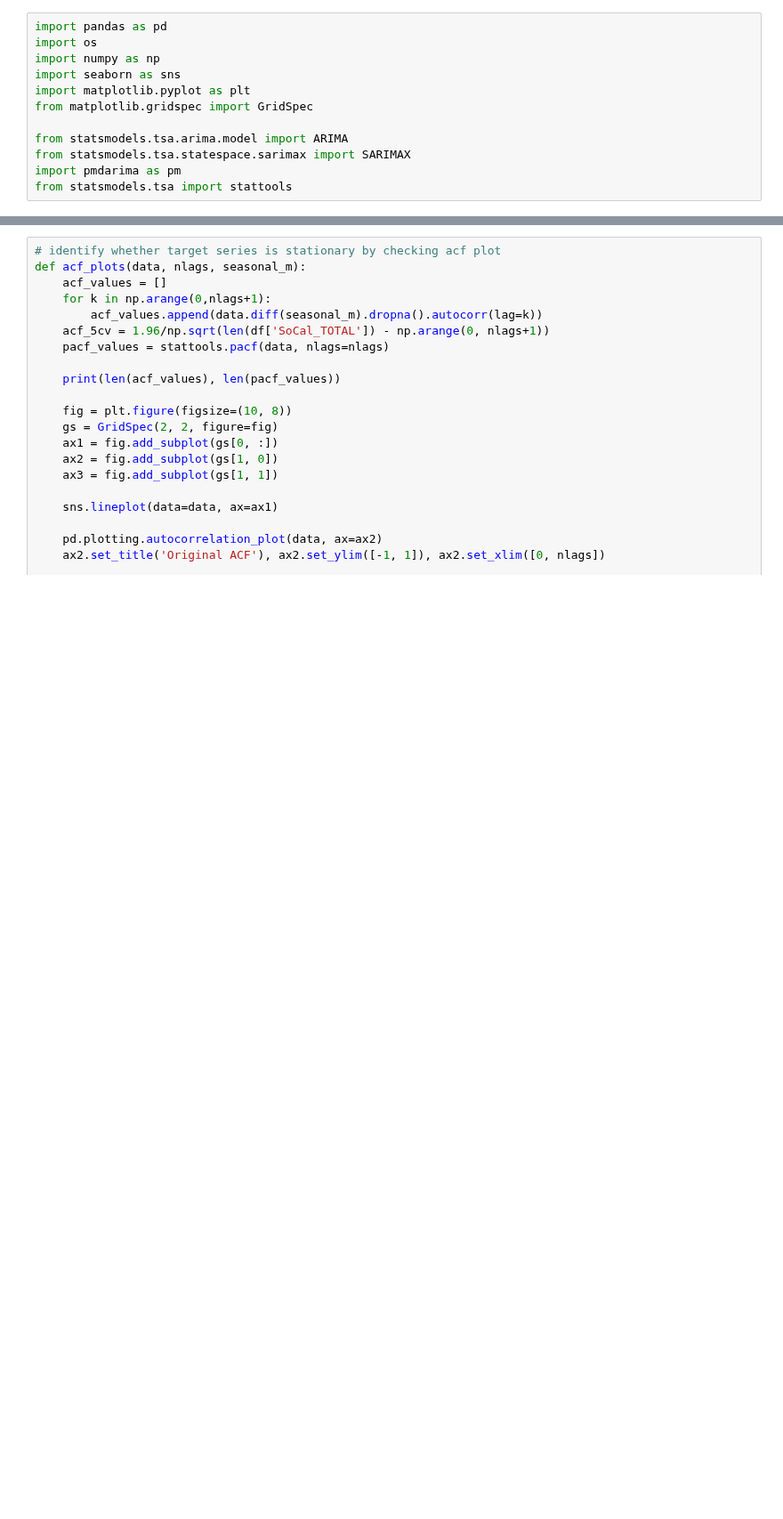
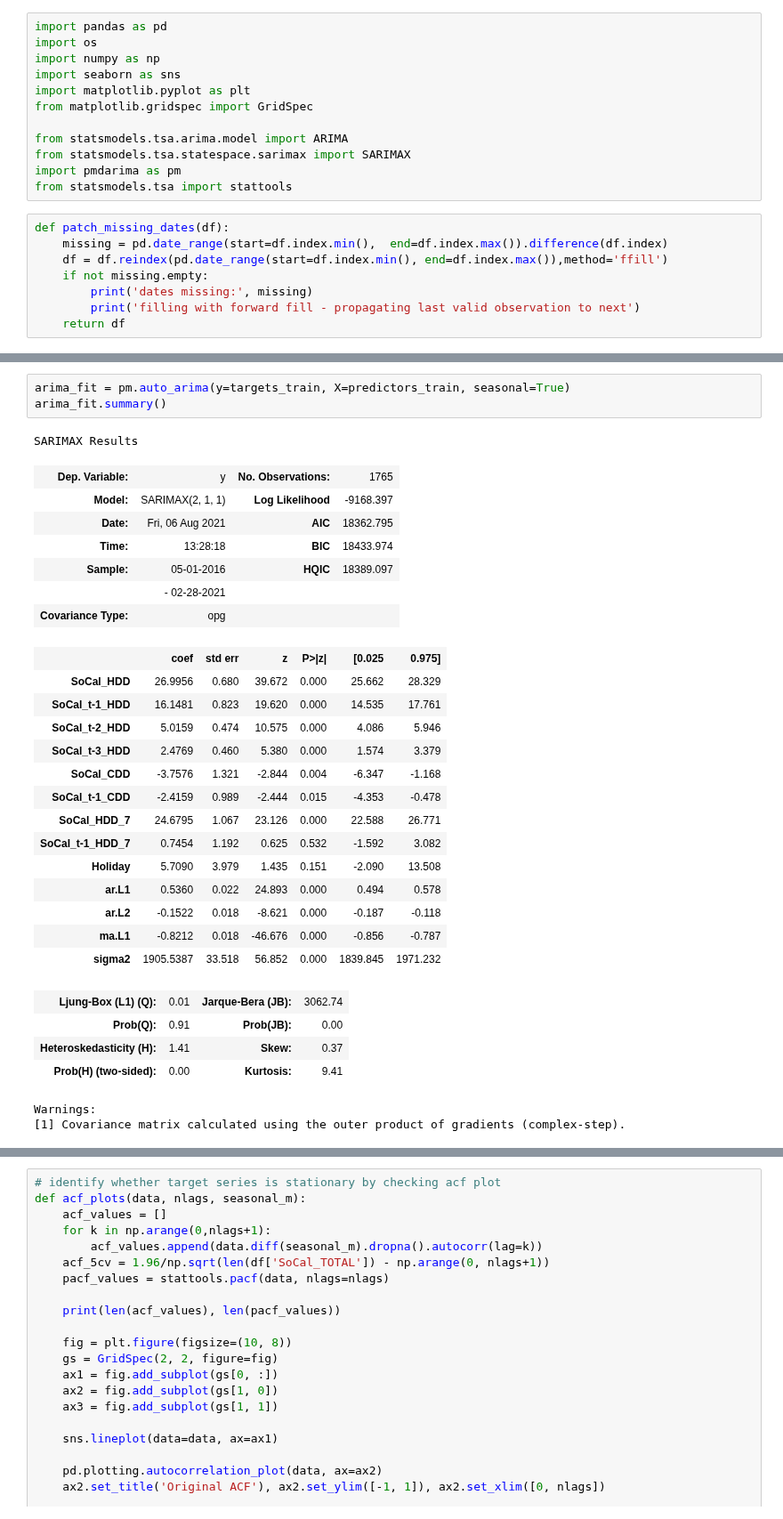
Before and after one commit to jacheung/bookshelf, a Jupyter notebook: Forecasting_101/forecasting-arima.ipynb, the cells around one changed output, grey strips where cells are left out. Shown at 89% size. Saved outputs shown, nothing was run; the diff lists cells and outputs as text; blank space fills up the shorter version.

```diff
--- a/Forecasting_101/forecasting-arima.ipynb
+++ b/Forecasting_101/forecasting-arima.ipynb
@@ -12,6 +20,14 @@ from statsmodels.tsa.arima.model import ARIMA
 from statsmodels.tsa.statespace.sarimax import SARIMAX
 import pmdarima as pm
 from statsmodels.tsa import stattools
+# %%
+def patch_missing_dates(df):
+    missing = pd.date_range(start=df.index.min(),  end=df.index.max()).difference(df.index)
+    df = df.reindex(pd.date_range(start=df.index.min(), end=df.index.max()),method='ffill')
+    if not missing.empty:
+        print('dates missing:', missing)
+        print('filling with forward fill - propagating last valid observation to next')
+    return df
 # %%
 # load your dataset
 data_dir = os.path.join(os.getcwd(), 'data_files')
@@ -23,0 +106,32 @@ df = target_df.join(predictor_df).sort_index(ascending=True)
+# %%
+arima_fit = pm.auto_arima(y=targets_train, X=predictors_train, seasonal=True)
+arima_fit.summary()
+# %% [output]
+SARIMAX Results
+| Dep. Variable: | y | No. Observations: | 1765 |
+| Model: | SARIMAX(2, 1, 1) | Log Likelihood | -9168.397 |
+| Date: | Fri, 06 Aug 2021 | AIC | 18362.795 |
+| Time: | 13:28:18 | BIC | 18433.974 |
+| Sample: | 05-01-2016 | HQIC | 18389.097 |
+|  | - 02-28-2021 |  |  |
+| Covariance Type: | opg |  |  |
+|  | coef | std err | z | P>|z| | [0.025 | 0.975] |
+| SoCal_HDD | 26.9956 | 0.680 | 39.672 | 0.000 | 25.662 | 28.329 |
+| SoCal_t-1_HDD | 16.1481 | 0.823 | 19.620 | 0.000 | 14.535 | 17.761 |
+| SoCal_t-2_HDD | 5.0159 | 0.474 | 10.575 | 0.000 | 4.086 | 5.946 |
+| SoCal_t-3_HDD | 2.4769 | 0.460 | 5.380 | 0.000 | 1.574 | 3.379 |
+| SoCal_CDD | -3.7576 | 1.321 | -2.844 | 0.004 | -6.347 | -1.168 |
+| SoCal_t-1_CDD | -2.4159 | 0.989 | -2.444 | 0.015 | -4.353 | -0.478 |
+| SoCal_HDD_7 | 24.6795 | 1.067 | 23.126 | 0.000 | 22.588 | 26.771 |
+| SoCal_t-1_HDD_7 | 0.7454 | 1.192 | 0.625 | 0.532 | -1.592 | 3.082 |
+| Holiday | 5.7090 | 3.979 | 1.435 | 0.151 | -2.090 | 13.508 |
+| ar.L1 | 0.5360 | 0.022 | 24.893 | 0.000 | 0.494 | 0.578 |
+| ar.L2 | -0.1522 | 0.018 | -8.621 | 0.000 | -0.187 | -0.118 |
+| ma.L1 | -0.8212 | 0.018 | -46.676 | 0.000 | -0.856 | -0.787 |
+| sigma2 | 1905.5387 | 33.518 | 56.852 | 0.000 | 1839.845 | 1971.232 |
+| Ljung-Box (L1) (Q): | 0.01 | Jarque-Bera (JB): | 3062.74 |
+| Prob(Q): | 0.91 | Prob(JB): | 0.00 |
+| Heteroskedasticity (H): | 1.41 | Skew: | 0.37 |
+| Prob(H) (two-sided): | 0.00 | Kurtosis: | 9.41 |
+Warnings:
+[1] Covariance matrix calculated using the outer product of gradients (complex-step).
```
Also changed, not shown: parts of 8 cells of this notebook.
